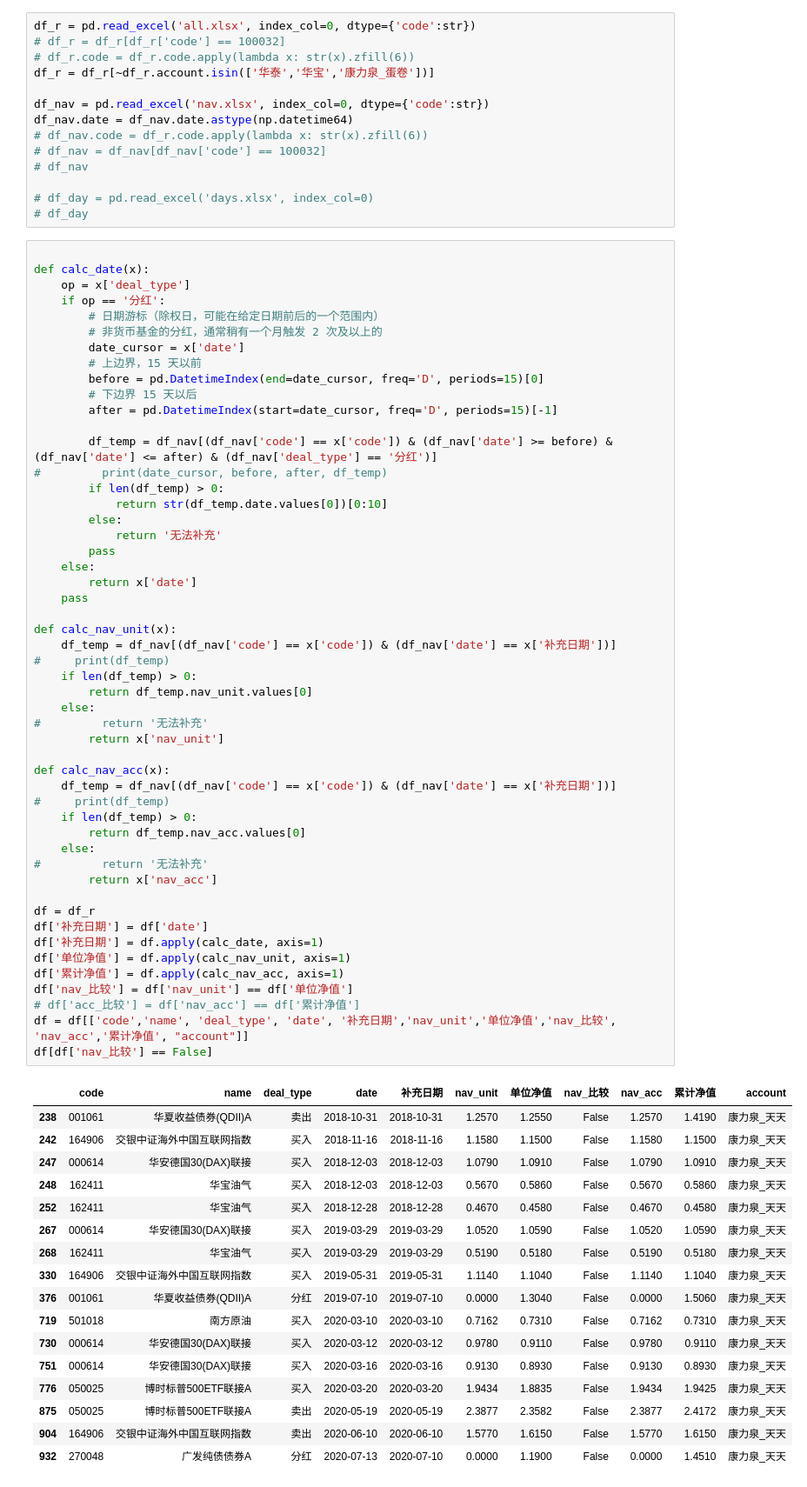
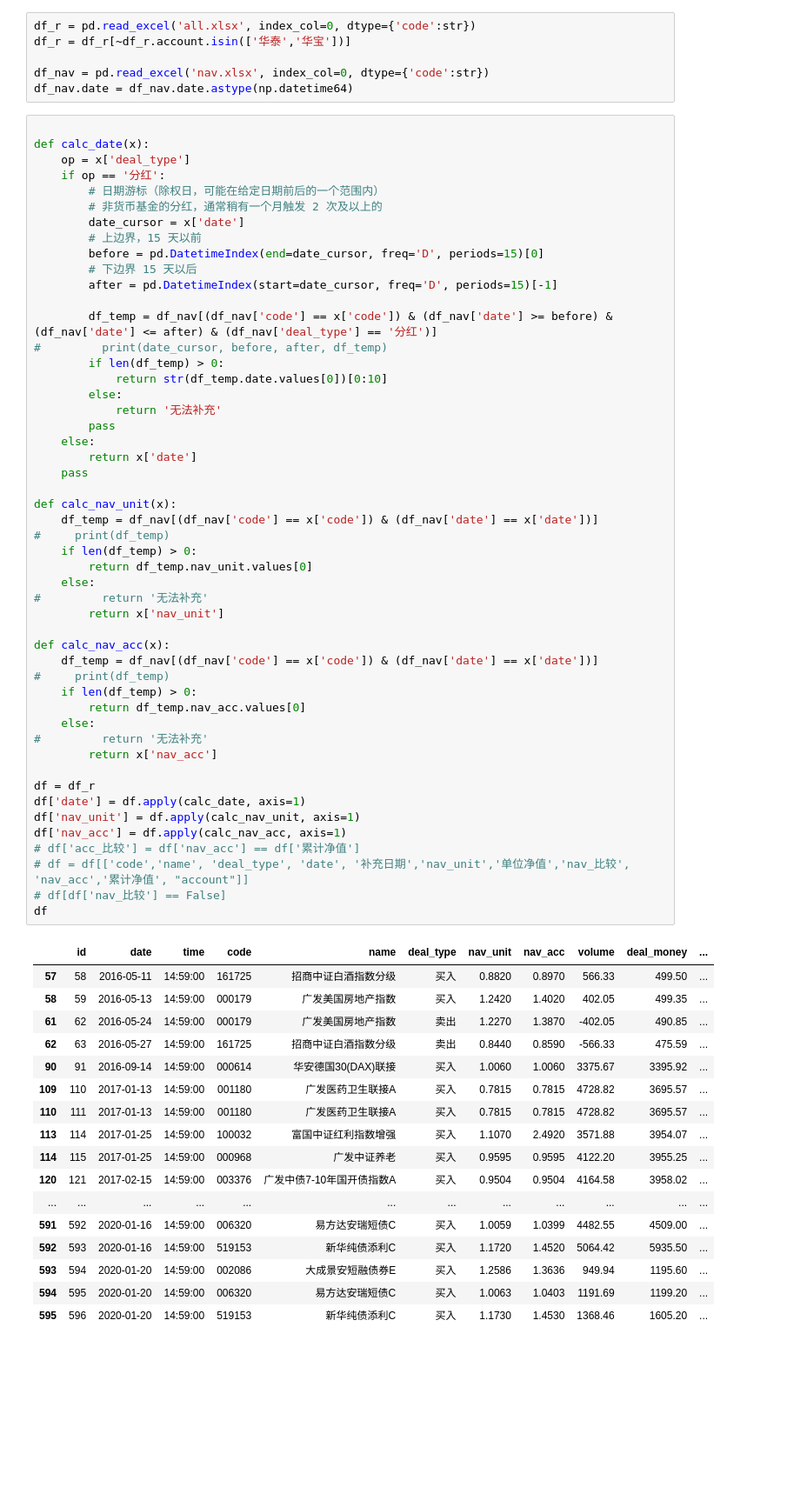
Before and after one commit to klq26/deal-record-temp, a Jupyter notebook: spider/换净值测试/换净值数据.ipynb, the cells around one changed output. Shown at 87% size. Drawn from its saved outputs; the diff is of its cells as text; blank space fills up the shorter version.

```diff
--- a/spider/换净值测试/换净值数据.ipynb
+++ b/spider/换净值测试/换净值数据.ipynb
@@ -12,17 +14,9 @@ pd.options.display.max_columns=None
 # %%
 df_r = pd.read_excel('all.xlsx', index_col=0, dtype={'code':str})
-# df_r = df_r[df_r['code'] == 100032]
-# df_r.code = df_r.code.apply(lambda x: str(x).zfill(6))
-df_r = df_r[~df_r.account.isin(['华泰','华宝','康力泉_蛋卷'])]
+df_r = df_r[~df_r.account.isin(['华泰','华宝'])]
 
 df_nav = pd.read_excel('nav.xlsx', index_col=0, dtype={'code':str})
 df_nav.date = df_nav.date.astype(np.datetime64)
-# df_nav.code = df_r.code.apply(lambda x: str(x).zfill(6))
-# df_nav = df_nav[df_nav['code'] == 100032]
-# df_nav
-
-# df_day = pd.read_excel('days.xlsx', index_col=0)
-# df_day
 # %%
 
 def calc_date(x):
@@ -39,56 +33,55 @@ def calc_date(x):
         df_temp = df_nav[(df_nav['code'] == x['code']) & (df_nav['date'] >= before) & (df_nav['date'] <= after) & (df_nav['deal_type'] == '分红')]
 #         print(date_cursor, before, after, df_temp)
         if len(df_temp) > 0:
             return str(df_temp.date.values[0])[0:10]
         else:
             return '无法补充'
         pass
     else:
         return x['date']
     pass
 
 def calc_nav_unit(x):
-    df_temp = df_nav[(df_nav['code'] == x['code']) & (df_nav['date'] == x['补充日期'])]
+    df_temp = df_nav[(df_nav['code'] == x['code']) & (df_nav['date'] == x['date'])]
 #     print(df_temp)
     if len(df_temp) > 0:
         return df_temp.nav_unit.values[0]
     else:
 #         return '无法补充'
         return x['nav_unit']
 
 def calc_nav_acc(x):
-    df_temp = df_nav[(df_nav['code'] == x['code']) & (df_nav['date'] == x['补充日期'])]
+    df_temp = df_nav[(df_nav['code'] == x['code']) & (df_nav['date'] == x['date'])]
 #     print(df_temp)
     if len(df_temp) > 0:
         return df_temp.nav_acc.values[0]
     else:
 #         return '无法补充'
         return x['nav_acc']
 
 df = df_r
-df['补充日期'] = df['date']
-df['补充日期'] = df.apply(calc_date, axis=1)
-df['单位净值'] = df.apply(calc_nav_unit, axis=1)
-df['累计净值'] = df.apply(calc_nav_acc, axis=1)
-df['nav_比较'] = df['nav_unit'] == df['单位净值']
+df['date'] = df.apply(calc_date, axis=1)
+df['nav_unit'] = df.apply(calc_nav_unit, axis=1)
+df['nav_acc'] = df.apply(calc_nav_acc, axis=1)
 # df['acc_比较'] = df['nav_acc'] == df['累计净值']
-df = df[['code','name', 'deal_type', 'date', '补充日期','nav_unit','单位净值','nav_比较', 'nav_acc','累计净值', "account"]]
-df[df['nav_比较'] == False]
+# df = df[['code','name', 'deal_type', 'date', '补充日期','nav_unit','单位净值','nav_比较', 'nav_acc','累计净值', "account"]]
+# df[df['nav_比较'] == False]
+df
 # %% [output]
-|  | code | name | deal_type | date | 补充日期 | nav_unit | 单位净值 | nav_比较 | nav_acc | 累计净值 | account |
-| 238 | 001061 | 华夏收益债券(QDII)A | 卖出 | 2018-10-31 | 2018-10-31 | 1.2570 | 1.2550 | False | 1.2570 | 1.4190 | 康力泉_天天 |
-| 242 | 164906 | 交银中证海外中国互联网指数 | 买入 | 2018-11-16 | 2018-11-16 | 1.1580 | 1.1500 | False | 1.1580 | 1.1500 | 康力泉_天天 |
-| 247 | 000614 | 华安德国30(DAX)联接 | 买入 | 2018-12-03 | 2018-12-03 | 1.0790 | 1.0910 | False | 1.0790 | 1.0910 | 康力泉_天天 |
-| 248 | 162411 | 华宝油气 | 买入 | 2018-12-03 | 2018-12-03 | 0.5670 | 0.5860 | False | 0.5670 | 0.5860 | 康力泉_天天 |
-| 252 | 162411 | 华宝油气 | 买入 | 2018-12-28 | 2018-12-28 | 0.4670 | 0.4580 | False | 0.4670 | 0.4580 | 康力泉_天天 |
-| 267 | 000614 | 华安德国30(DAX)联接 | 买入 | 2019-03-29 | 2019-03-29 | 1.0520 | 1.0590 | False | 1.0520 | 1.0590 | 康力泉_天天 |
-| 268 | 162411 | 华宝油气 | 买入 | 2019-03-29 | 2019-03-29 | 0.5190 | 0.5180 | False | 0.5190 | 0.5180 | 康力泉_天天 |
-| 330 | 164906 | 交银中证海外中国互联网指数 | 买入 | 2019-05-31 | 2019-05-31 | 1.1140 | 1.1040 | False | 1.1140 | 1.1040 | 康力泉_天天 |
-| 376 | 001061 | 华夏收益债券(QDII)A | 分红 | 2019-07-10 | 2019-07-10 | 0.0000 | 1.3040 | False | 0.0000 | 1.5060 | 康力泉_天天 |
-| 719 | 501018 | 南方原油 | 买入 | 2020-03-10 | 2020-03-10 | 0.7162 | 0.7310 | False | 0.7162 | 0.7310 | 康力泉_天天 |
-| 730 | 000614 | 华安德国30(DAX)联接 | 买入 | 2020-03-12 | 2020-03-12 | 0.9780 | 0.9110 | False | 0.9780 | 0.9110 | 康力泉_天天 |
-| 751 | 000614 | 华安德国30(DAX)联接 | 买入 | 2020-03-16 | 2020-03-16 | 0.9130 | 0.8930 | False | 0.9130 | 0.8930 | 康力泉_天天 |
-| 776 | 050025 | 博时标普500ETF联接A | 买入 | 2020-03-20 | 2020-03-20 | 1.9434 | 1.8835 | False | 1.9434 | 1.9425 | 康力泉_天天 |
-| 875 | 050025 | 博时标普500ETF联接A | 卖出 | 2020-05-19 | 2020-05-19 | 2.3877 | 2.3582 | False | 2.3877 | 2.4172 | 康力泉_天天 |
-| 904 | 164906 | 交银中证海外中国互联网指数 | 卖出 | 2020-06-10 | 2020-06-10 | 1.5770 | 1.6150 | False | 1.5770 | 1.6150 | 康力泉_天天 |
-| 932 | 270048 | 广发纯债债券A | 分红 | 2020-07-13 | 2020-07-10 | 0.0000 | 1.1900 | False | 0.0000 | 1.4510 | 康力泉_天天 |
+|  | id | date | time | code | name | deal_type | nav_unit | nav_acc | volume | deal_money | ... |
+| 57 | 58 | 2016-05-11 | 14:59:00 | 161725 | 招商中证白酒指数分级 | 买入 | 0.8820 | 0.8970 | 566.33 | 499.50 | ... |
+| 58 | 59 | 2016-05-13 | 14:59:00 | 000179 | 广发美国房地产指数 | 买入 | 1.2420 | 1.4020 | 402.05 | 499.35 | ... |
+| 61 | 62 | 2016-05-24 | 14:59:00 | 000179 | 广发美国房地产指数 | 卖出 | 1.2270 | 1.3870 | -402.05 | 490.85 | ... |
+| 62 | 63 | 2016-05-27 | 14:59:00 | 161725 | 招商中证白酒指数分级 | 卖出 | 0.8440 | 0.8590 | -566.33 | 475.59 | ... |
+| 90 | 91 | 2016-09-14 | 14:59:00 | 000614 | 华安德国30(DAX)联接 | 买入 | 1.0060 | 1.0060 | 3375.67 | 3395.92 | ... |
+| 109 | 110 | 2017-01-13 | 14:59:00 | 001180 | 广发医药卫生联接A | 买入 | 0.7815 | 0.7815 | 4728.82 | 3695.57 | ... |
+| 110 | 111 | 2017-01-13 | 14:59:00 | 001180 | 广发医药卫生联接A | 买入 | 0.7815 | 0.7815 | 4728.82 | 3695.57 | ... |
+| 113 | 114 | 2017-01-25 | 14:59:00 | 100032 | 富国中证红利指数增强 | 买入 | 1.1070 | 2.4920 | 3571.88 | 3954.07 | ... |
+| 114 | 115 | 2017-01-25 | 14:59:00 | 000968 | 广发中证养老 | 买入 | 0.9595 | 0.9595 | 4122.20 | 3955.25 | ... |
+| 120 | 121 | 2017-02-15 | 14:59:00 | 003376 | 广发中债7-10年国开债指数A | 买入 | 0.9504 | 0.9504 | 4164.58 | 3958.02 | ... |
+| ... | ... | ... | ... | ... | ... | ... | ... | ... | ... | ... | ... |
+| 591 | 592 | 2020-01-16 | 14:59:00 | 006320 | 易方达安瑞短债C | 买入 | 1.0059 | 1.0399 | 4482.55 | 4509.00 | ... |
+| 592 | 593 | 2020-01-16 | 14:59:00 | 519153 | 新华纯债添利C | 买入 | 1.1720 | 1.4520 | 5064.42 | 5935.50 | ... |
+| 593 | 594 | 2020-01-20 | 14:59:00 | 002086 | 大成景安短融债券E | 买入 | 1.2586 | 1.3636 | 949.94 | 1195.60 | ... |
+| 594 | 595 | 2020-01-20 | 14:59:00 | 006320 | 易方达安瑞短债C | 买入 | 1.0063 | 1.0403 | 1191.69 | 1199.20 | ... |
+| 595 | 596 | 2020-01-20 | 14:59:00 | 519153 | 新华纯债添利C | 买入 | 1.1730 | 1.4530 | 1368.46 | 1605.20 | ... |
```
Also changed, not shown: parts of 1 cell of this notebook, 22 other files.
